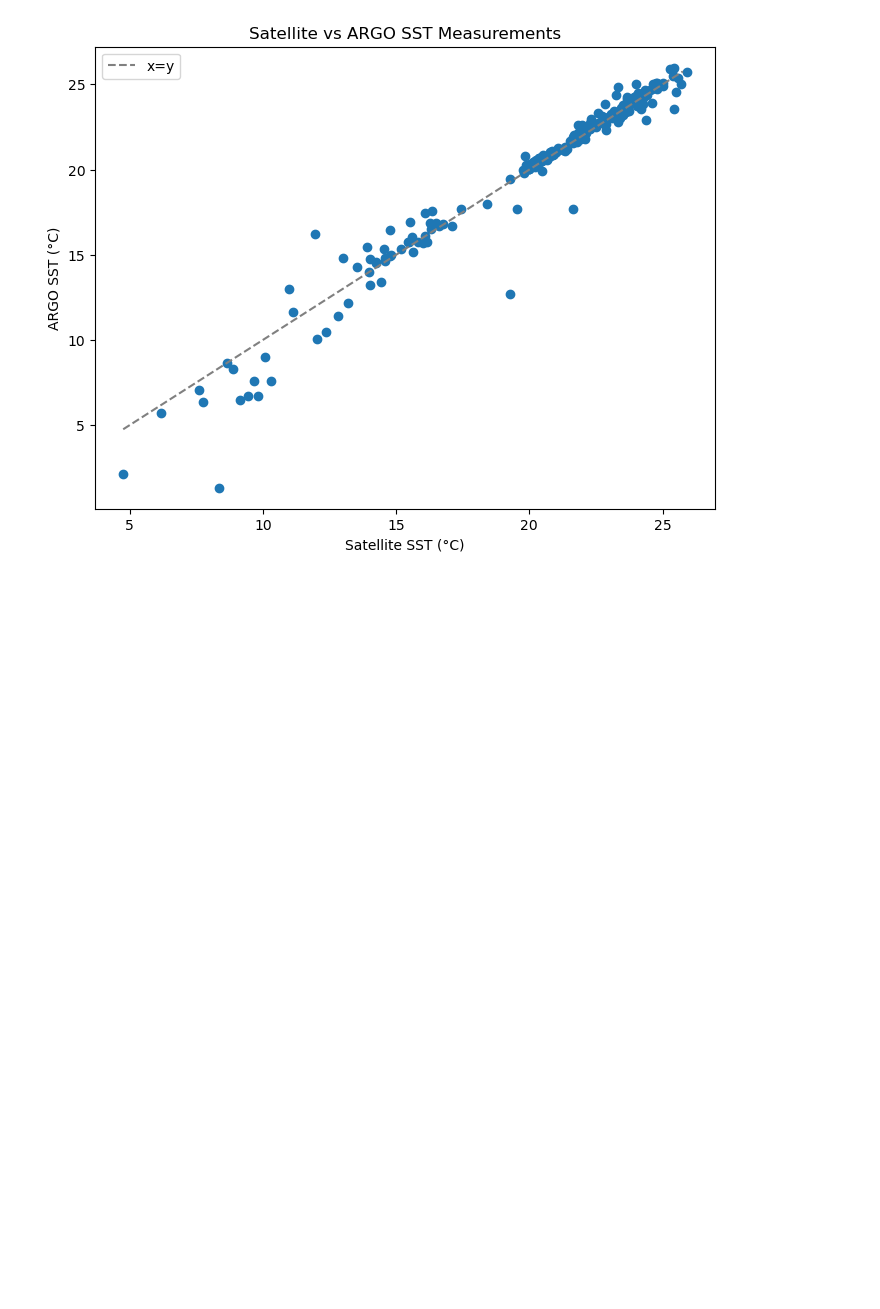
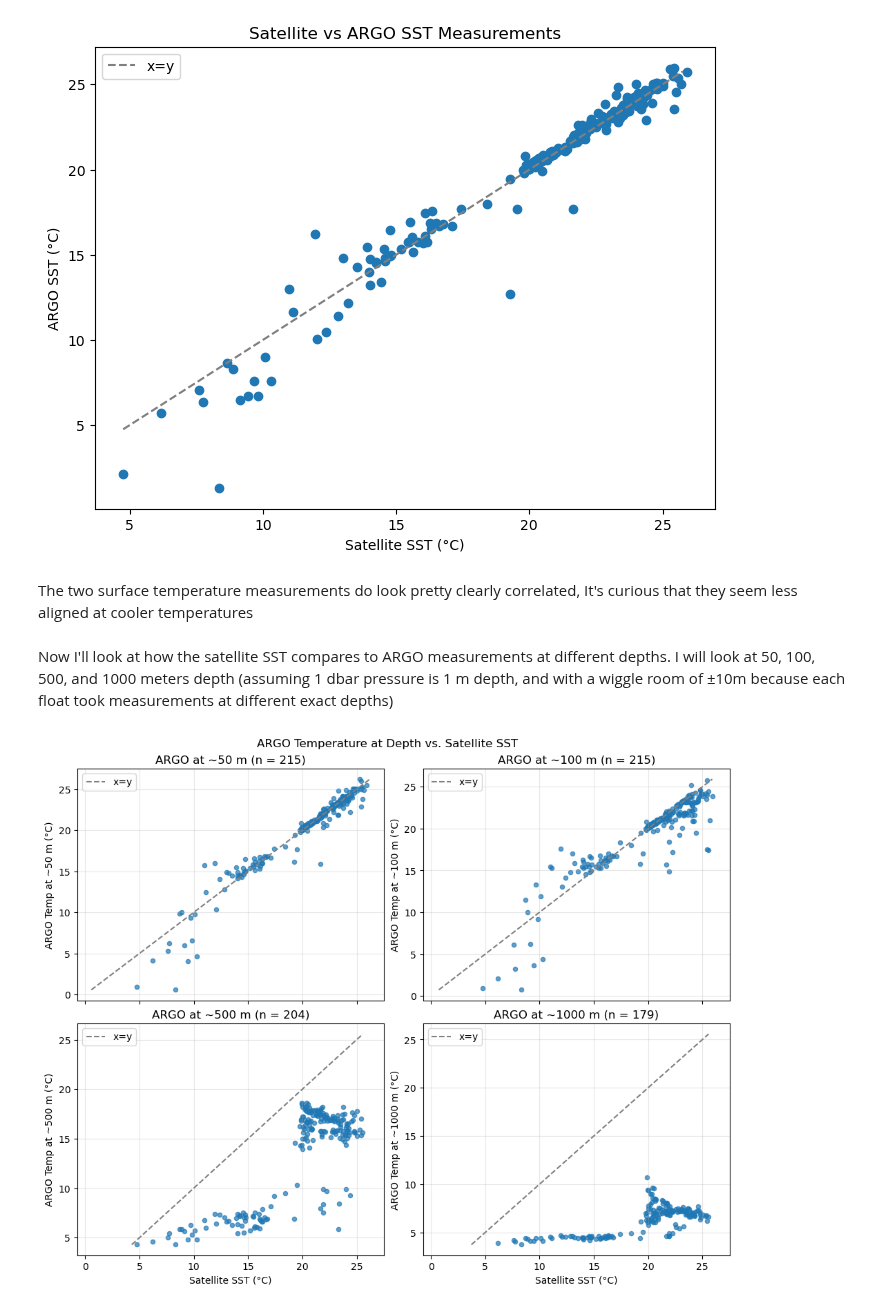
Before and after one commit to claranp/DSCI-403-Final-Project, a Jupyter notebook: exploratory_data_analysis.ipynb, the cells around one changed output. Saved outputs shown, nothing was run; the diff lists cells and outputs as text; code cells hidden in the pictures; blank space fills up the shorter version.

Commit message:
add argo temp at depth vs sst plot

```diff
--- a/exploratory_data_analysis.ipynb
+++ b/exploratory_data_analysis.ipynb
@@ -192,3 +194,39 @@ ax.set_title('Satellite vs ARGO SST Measurements')
 plt.show()
 # %% [output]
 [figure]
+# %% [markdown]
+The two surface temperature measurements do look pretty clearly correlated, It's curious that they seem less aligned at cooler temperatures
+# %% [markdown]
+Now I'll look at how the satellite SST compares to ARGO measurements at different depths. I will look at 50, 100, 500, and 1000 meters depth (assuming 1 dbar pressure is 1 m depth, and with a wiggle room of ±10m because each float took measurements at different exact depths)
+# %%
+depths = [50, 100, 500, 1000] # meters (~ dbar)
+tol = 10 # max allowed gap (dbar) between target depth and nearest measured level
+profile_keys = ['PLATFORM_NUMBER', 'CYCLE_NUMBER']
+
+fig, axes = plt.subplots(2, 2, figsize=(10, 8), sharex=True, layout='constrained')
+
+for ax, depth in zip(axes.flat, depths):
+    # for each profile, find the measurement level closest to the target depth
+    tmp = full_df.assign(DZ=(full_df['PRES'] - depth).abs())
+    nearest = tmp.loc[tmp.groupby(profile_keys)['DZ'].idxmin()]
+    nearest = nearest[nearest['DZ'] <= tol]      # drop profiles that don't reach this depth
+
+    ax.scatter(nearest['matched_sst'], nearest['TEMP'], s=20, alpha=0.7)
+
+    # x=y reference line spanning the data in this panel
+    lo = min(nearest['matched_sst'].min(), nearest['TEMP'].min())
+    hi = max(nearest['matched_sst'].max(), nearest['TEMP'].max())
+    ax.plot([lo, hi], [lo, hi], linestyle='--', c='grey', label='x=y')
+
+    ax.set_title(f'ARGO at ~{depth} m (n = {len(nearest)})')
+    ax.set_ylabel(f'ARGO Temp at ~{depth} m (°C)')
+    ax.grid(alpha=0.3)
+    ax.legend()
+
+for ax in axes[1, :]:
+    ax.set_xlabel('Satellite SST (°C)')
+
+fig.suptitle('ARGO Temperature at Depth vs. Satellite SST')
+plt.show()
+# %% [output]
+[figure, added]
```
Also changed, not shown: parts of 2 cells of this notebook.
